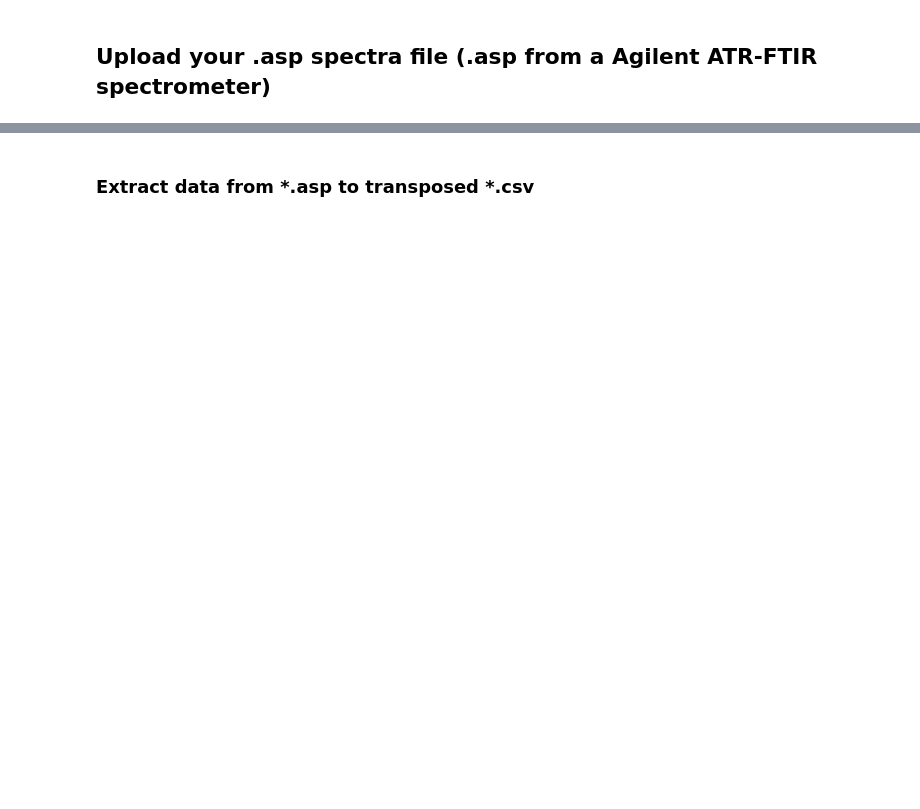
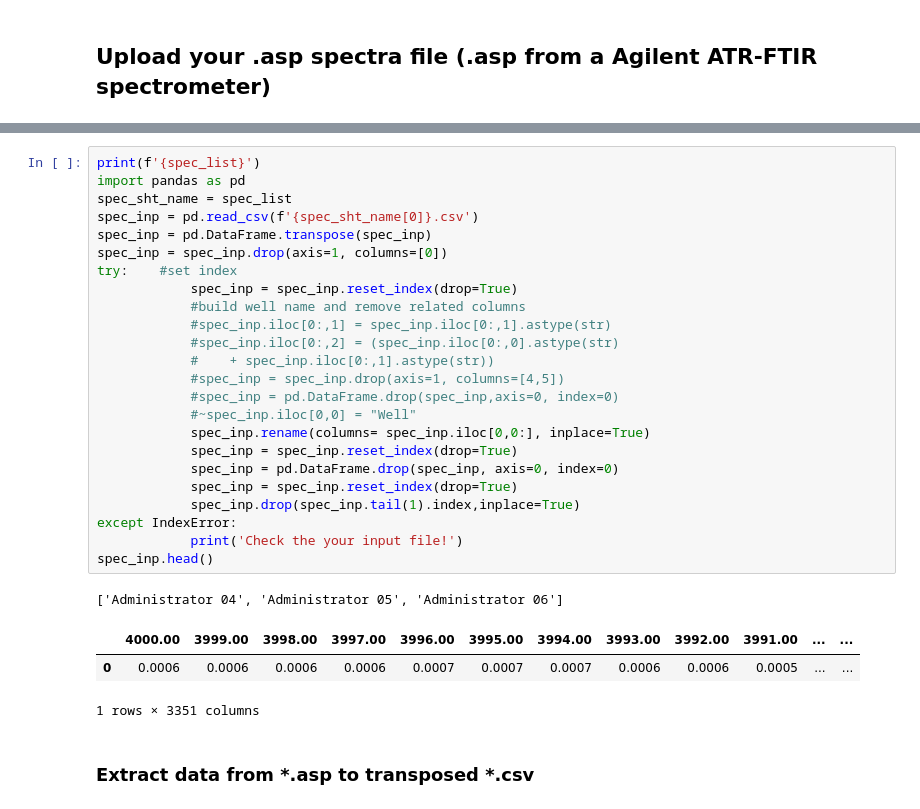
Before and after one commit to drsimonturega/ir_spec_man, a Jupyter notebook: pecsvtocsv_multi.ipynb, the cells around one changed output, grey strips where cells are left out. Cells and saved outputs as stored; diff of their text form; blank space fills up the shorter version.

```diff
--- a/pecsvtocsv_multi.ipynb
+++ b/pecsvtocsv_multi.ipynb
@@ -70,3 +66,32 @@ User uploaded file "BAS_Water_2023-06-13T15-51-57 (1).asp" with length 17342 byt
+# %%
+print(f'{spec_list}')
+import pandas as pd
+spec_sht_name = spec_list
+spec_inp = pd.read_csv(f'{spec_sht_name[0]}.csv')
+spec_inp = pd.DataFrame.transpose(spec_inp)
+spec_inp = spec_inp.drop(axis=1, columns=[0])
+try:    #set index
+            spec_inp = spec_inp.reset_index(drop=True)
+            #build well name and remove related columns
+            #spec_inp.iloc[0:,1] = spec_inp.iloc[0:,1].astype(str)
+            #spec_inp.iloc[0:,2] = (spec_inp.iloc[0:,0].astype(str)
+            #    + spec_inp.iloc[0:,1].astype(str))
+            #spec_inp = spec_inp.drop(axis=1, columns=[4,5])
+            #spec_inp = pd.DataFrame.drop(spec_inp,axis=0, index=0)
+            #~spec_inp.iloc[0,0] = "Well"
+            spec_inp.rename(columns= spec_inp.iloc[0,0:], inplace=True)
+            spec_inp = spec_inp.reset_index(drop=True)
+            spec_inp = pd.DataFrame.drop(spec_inp, axis=0, index=0)
+            spec_inp = spec_inp.reset_index(drop=True)
+            spec_inp.drop(spec_inp.tail(1).index,inplace=True)
+except IndexError:
+            print('Check the your input file!')
+spec_inp.head()
+# %% [output]
+['Administrator 04', 'Administrator 05', 'Administrator 06']
+|  | 4000.00 | 3999.00 | 3998.00 | 3997.00 | 3996.00 | 3995.00 | 3994.00 | 3993.00 | 3992.00 | 3991.00 | ... | ... |
+| 0 | 0.0006 | 0.0006 | 0.0006 | 0.0006 | 0.0007 | 0.0007 | 0.0007 | 0.0006 | 0.0006 | 0.0005 | ... | ... |
+1 rows × 3351 columns
 # %% [markdown]
 ### Extract data from *.asp to transposed *.csv
 # %%
```
Also changed, not shown: parts of 3 cells of this notebook.
